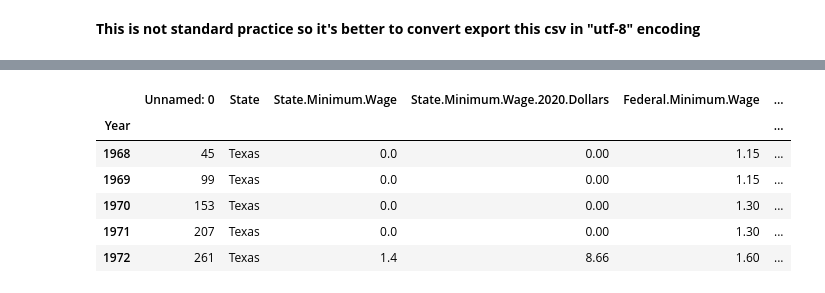
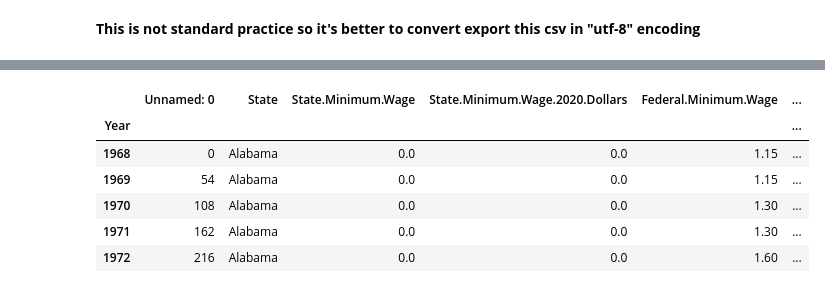
Before and after one commit to SiddheshDaphane/US-Minimum-Wage-by-State-Data-Analysis, a Jupyter notebook: min_wage.ipynb, the cells around one changed output, grey strips where cells are left out. Cells and saved outputs as stored; diff of their text form; code cells hidden in the pictures.

Commit message:
US min wage analysis

```diff
--- a/min_wage.ipynb
+++ b/min_wage.ipynb
@@ -89,13 +89,12 @@ df.head()
 | 4 | 4 | 1968 | California | 1.65000 | 12.26 | 1.15 | ... |
 # %%
 gb = df.groupby("State")
+gb.get_group("Alabama").set_index("Year").head()
+# %% [output]
+|  | Unnamed: 0 | State | State.Minimum.Wage | State.Minimum.Wage.2020.Dollars | Federal.Minimum.Wage | ... |
+| Year |  |  |  |  |  | ... |
+| 1968 | 0 | Alabama | 0.0 | 0.0 | 1.15 | ... |
+| 1969 | 54 | Alabama | 0.0 | 0.0 | 1.15 | ... |
+| 1970 | 108 | Alabama | 0.0 | 0.0 | 1.30 | ... |
+| 1971 | 162 | Alabama | 0.0 | 0.0 | 1.30 | ... |
+| 1972 | 216 | Alabama | 0.0 | 0.0 | 1.60 | ... |
-# %%
-gb.get_group("Texas").set_index("Year").head()
-# %% [output]
-|  | Unnamed: 0 | State | State.Minimum.Wage | State.Minimum.Wage.2020.Dollars | Federal.Minimum.Wage | ... |
-| Year |  |  |  |  |  | ... |
-| 1968 | 45 | Texas | 0.0 | 0.00 | 1.15 | ... |
-| 1969 | 99 | Texas | 0.0 | 0.00 | 1.15 | ... |
-| 1970 | 153 | Texas | 0.0 | 0.00 | 1.30 | ... |
-| 1971 | 207 | Texas | 0.0 | 0.00 | 1.30 | ... |
-| 1972 | 261 | Texas | 1.4 | 8.66 | 1.60 | ... |
```
Also changed, not shown: parts of 6 cells of this notebook.
